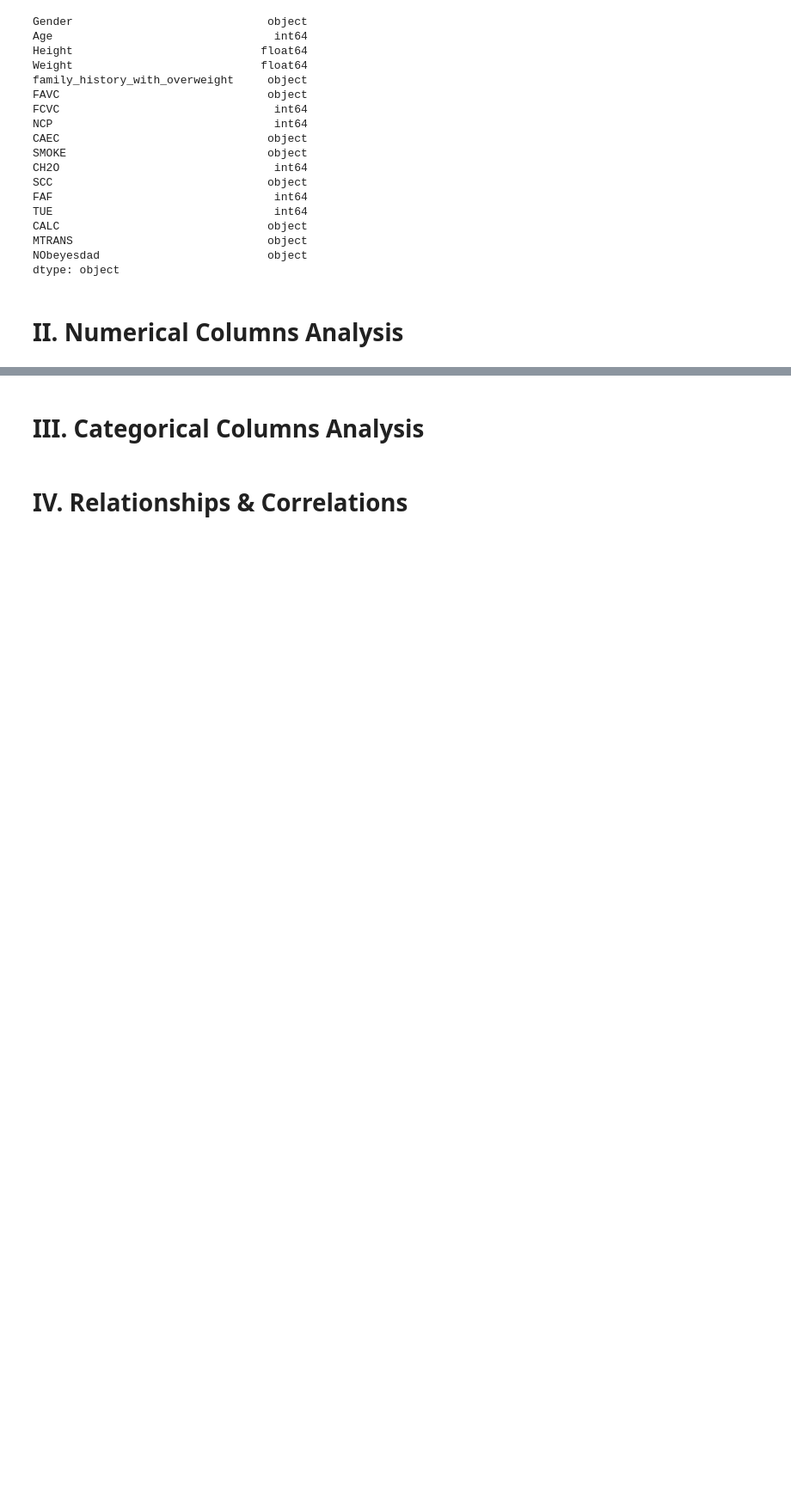
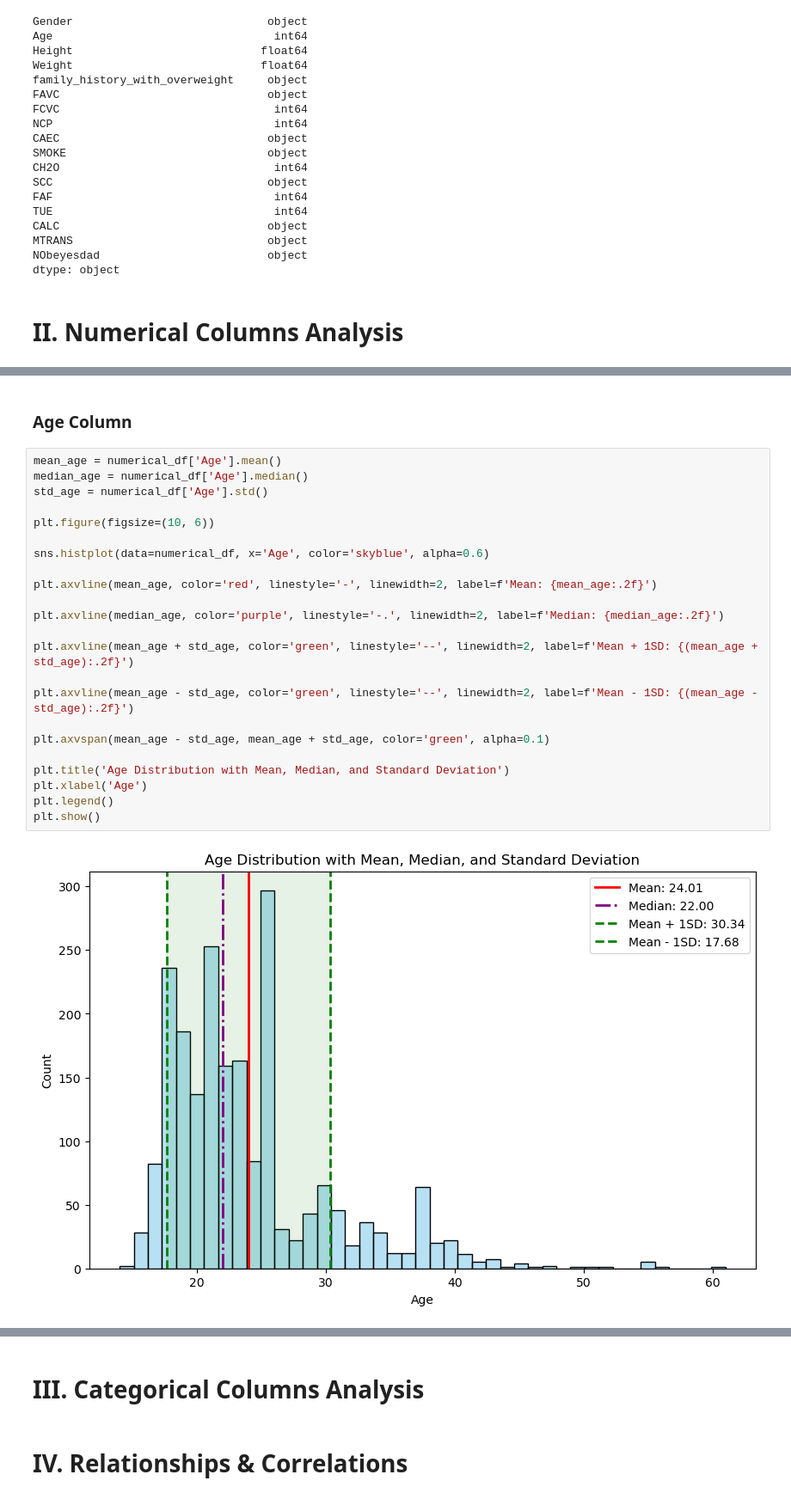
Before and after one commit to ThunderRed1578/Obesity-or-CVD-risk-Classify-Regressor-Cluster-CSC17104, a Jupyter notebook: source/notebook/Data Exploration.ipynb, the cells around one changed output, grey strips where cells are left out. Shown at 86% size. Saved outputs shown, nothing was run; the diff lists cells and outputs as text; blank space fills up the shorter version.

```diff
--- a/source/notebook/Data Exploration.ipynb
+++ b/source/notebook/Data Exploration.ipynb
@@ -303,0 +423,27 @@ dtype: object
+# %% [markdown]
+<h3 style="font-weight: bold">Age Column</h3>
+# %%
+mean_age = numerical_df['Age'].mean()
+median_age = numerical_df['Age'].median()
+std_age = numerical_df['Age'].std()
+
+plt.figure(figsize=(10, 6))
+
+sns.histplot(data=numerical_df, x='Age', color='skyblue', alpha=0.6)
+
+plt.axvline(mean_age, color='red', linestyle='-', linewidth=2, label=f'Mean: {mean_age:.2f}')
+
+plt.axvline(median_age, color='purple', linestyle='-.', linewidth=2, label=f'Median: {median_age:.2f}')
+
+plt.axvline(mean_age + std_age, color='green', linestyle='--', linewidth=2, label=f'Mean + 1SD: {(mean_age + std_age):.2f}')
+
+plt.axvline(mean_age - std_age, color='green', linestyle='--', linewidth=2, label=f'Mean - 1SD: {(mean_age - std_age):.2f}')
+
+plt.axvspan(mean_age - std_age, mean_age + std_age, color='green', alpha=0.1)
+
+plt.title('Age Distribution with Mean, Median, and Standard Deviation')
+plt.xlabel('Age')
+plt.legend()
+plt.show()
+# %% [output]
+[figure, added]
```
Also changed, not shown: parts of 34 cells of this notebook.
